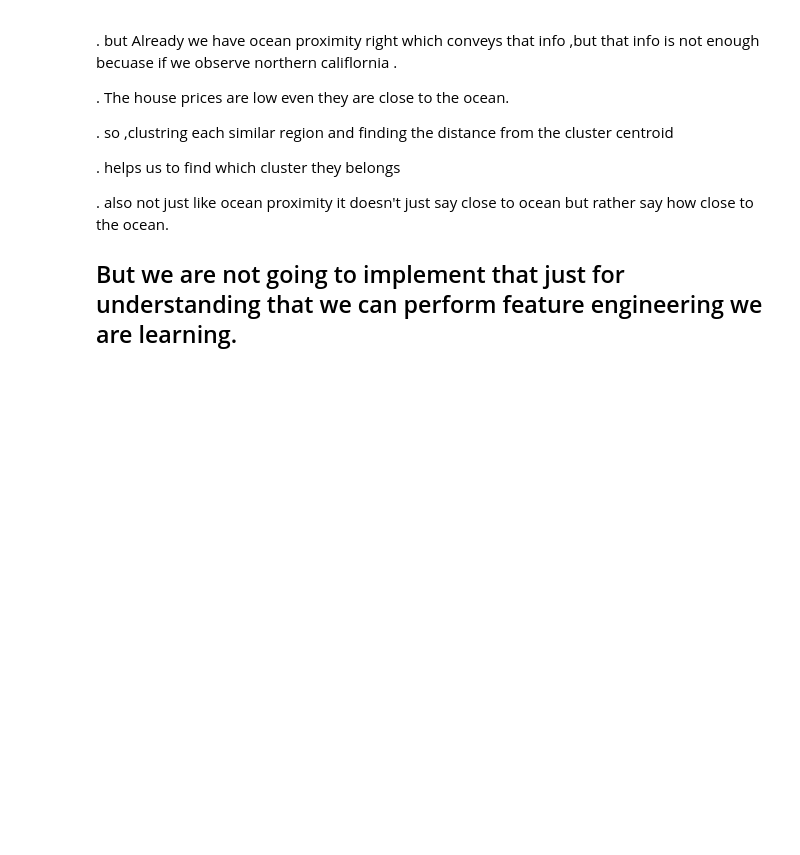
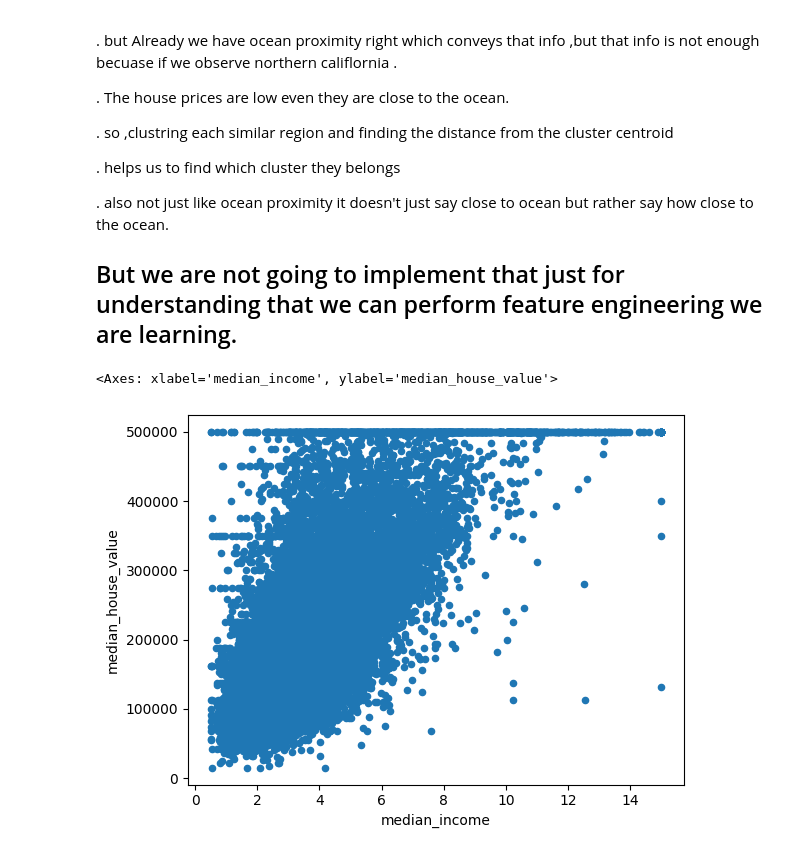
Before and after one commit to akashnarwal7/Califlornia-Housing-Price-Prediction-Model, a Jupyter notebook: HousePricePrediction.ipynb, the cells around one changed output. Cells and saved outputs as stored; diff of their text form; code cells hidden in the pictures; blank space fills up the shorter version.

```diff
--- a/HousePricePrediction.ipynb
+++ b/HousePricePrediction.ipynb
@@ -530,3 +530,8 @@ housing.plot(
 . also not just like ocean proximity it doesn't just say close to ocean but rather say how close to the ocean.
 
 ## But we are not going to implement that just for understanding that we can perform feature engineering we are learning.
+# %%
+housing.plot(x="median_income",y="median_house_value",kind="scatter")
+# %% [output]
+<Axes: xlabel='median_income', ylabel='median_house_value'>
+[figure, added]
```
Also changed, not shown: parts of 1 cell of this notebook.
